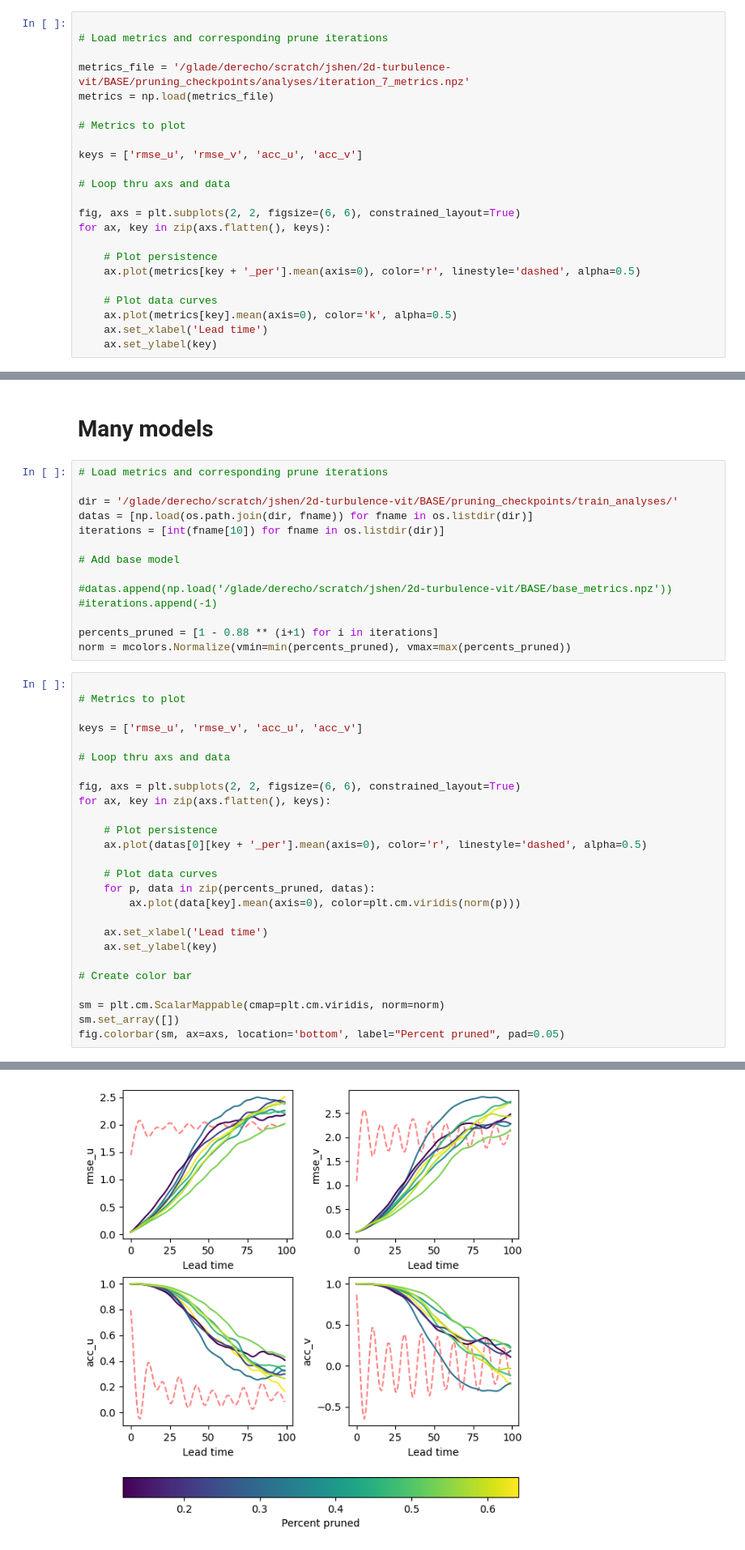
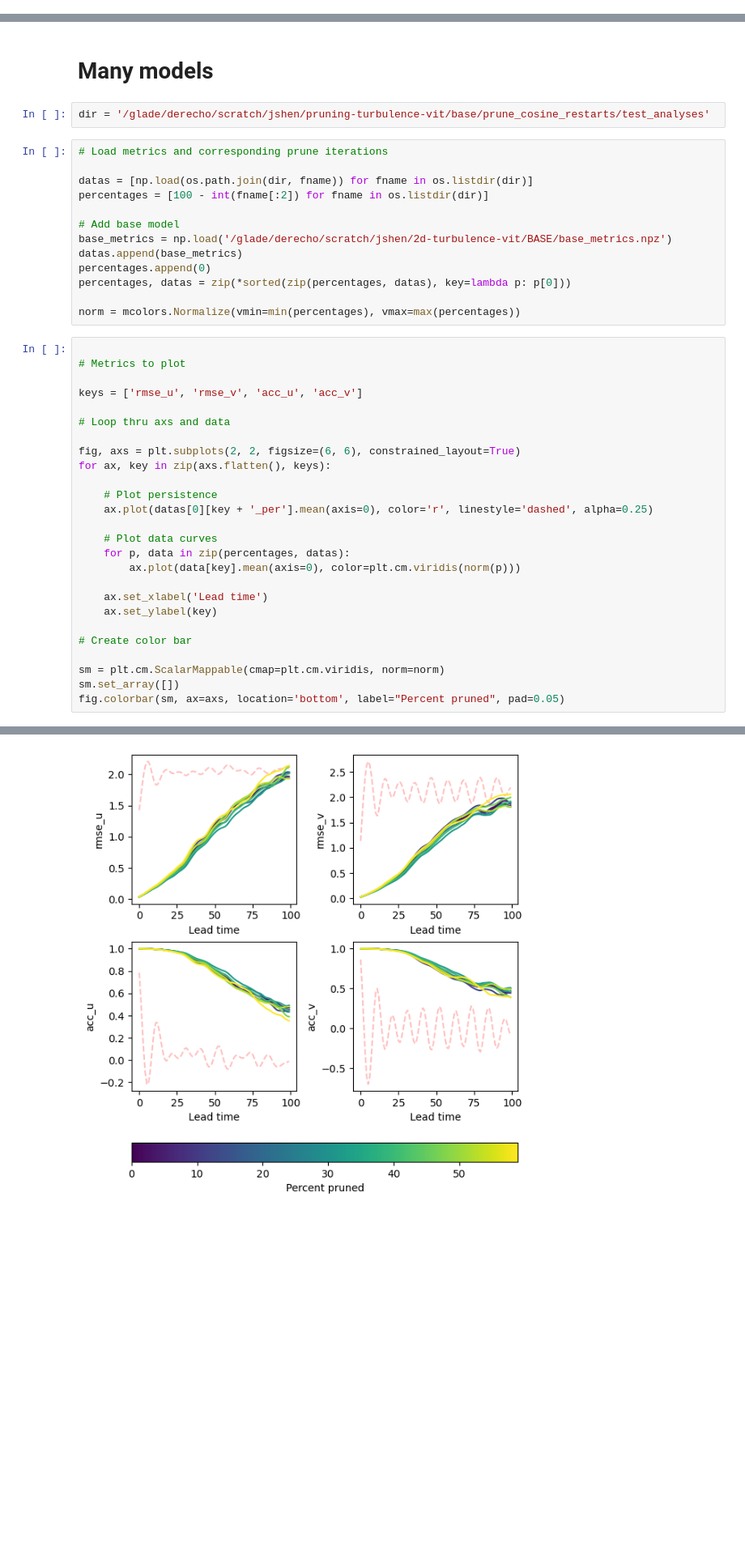
Before and after one commit to jshe2304/pruning-turbulence-vit, a Jupyter notebook: src/notebooks/visualize_short_analysis.ipynb, the cells around one changed output, grey strips where cells are left out. Shown at 81% size. Drawn from its saved outputs; the diff is of its cells as text; blank space fills up the shorter version.

```diff
--- a/src/notebooks/visualize_short_analysis.ipynb
+++ b/src/notebooks/visualize_short_analysis.ipynb
@@ -9,23 +6,0 @@ import matplotlib.colors as mcolors
-# %%
-
-# Load metrics and corresponding prune iterations
-
-metrics_file = '/glade/derecho/scratch/jshen/2d-turbulence-vit/BASE/pruning_checkpoints/analyses/iteration_7_metrics.npz'
-metrics = np.load(metrics_file)
-
-# Metrics to plot
-
-keys = ['rmse_u', 'rmse_v', 'acc_u', 'acc_v']
-
-# Loop thru axs and data
-
-fig, axs = plt.subplots(2, 2, figsize=(6, 6), constrained_layout=True)
-for ax, key in zip(axs.flatten(), keys):
-
-    # Plot persistence
-    ax.plot(metrics[key + '_per'].mean(axis=0), color='r', linestyle='dashed', alpha=0.5)
-
-    # Plot data curves
-    ax.plot(metrics[key].mean(axis=0), color='k', alpha=0.5)
-    ax.set_xlabel('Lead time')
-    ax.set_ylabel(key)
@@ -34,45 +7,46 @@ for ax, key in zip(axs.flatten(), keys):
 # %% [markdown]
 # Many models
+# %%
+dir = '/glade/derecho/scratch/jshen/pruning-turbulence-vit/base/prune_cosine_restarts/test_analyses'
 # %%
 # Load metrics and corresponding prune iterations
 
-dir = '/glade/derecho/scratch/jshen/2d-turbulence-vit/BASE/pruning_checkpoints/train_analyses/'
 datas = [np.load(os.path.join(dir, fname)) for fname in os.listdir(dir)]
-iterations = [int(fname[10]) for fname in os.listdir(dir)]
+percentages = [100 - int(fname[:2]) for fname in os.listdir(dir)]
 
 # Add base model
+base_metrics = np.load('/glade/derecho/scratch/jshen/2d-turbulence-vit/BASE/base_metrics.npz')
+datas.append(base_metrics)
+percentages.append(0)
+percentages, datas = zip(*sorted(zip(percentages, datas), key=lambda p: p[0]))
 
-#datas.append(np.load('/glade/derecho/scratch/jshen/2d-turbulence-vit/BASE/base_metrics.npz'))
-#iterations.append(-1)
-
-percents_pruned = [1 - 0.88 ** (i+1) for i in iterations]
-norm = mcolors.Normalize(vmin=min(percents_pruned), vmax=max(percents_pruned))
+norm = mcolors.Normalize(vmin=min(percentages), vmax=max(percentages))
 # %%
 
 # Metrics to plot
 
 keys = ['rmse_u', 'rmse_v', 'acc_u', 'acc_v']
 
 # Loop thru axs and data
 
 fig, axs = plt.subplots(2, 2, figsize=(6, 6), constrained_layout=True)
 for ax, key in zip(axs.flatten(), keys):
 
     # Plot persistence
-    ax.plot(datas[0][key + '_per'].mean(axis=0), color='r', linestyle='dashed', alpha=0.5)
+    ax.plot(datas[0][key + '_per'].mean(axis=0), color='r', linestyle='dashed', alpha=0.25)
 
     # Plot data curves
-    for p, data in zip(percents_pruned, datas):
+    for p, data in zip(percentages, datas):
         ax.plot(data[key].mean(axis=0), color=plt.cm.viridis(norm(p)))
 
     ax.set_xlabel('Lead time')
     ax.set_ylabel(key)
 
 # Create color bar
 
 sm = plt.cm.ScalarMappable(cmap=plt.cm.viridis, norm=norm)
 sm.set_array([])
 fig.colorbar(sm, ax=axs, location='bottom', label="Percent pruned", pad=0.05)
 # %% [output]
 <matplotlib.colorbar.Colorbar at 0x...>
-[figure, old version]
+[figure, new version]
```
Also changed, not shown: parts of 6 cells of this notebook, 36 other files.
